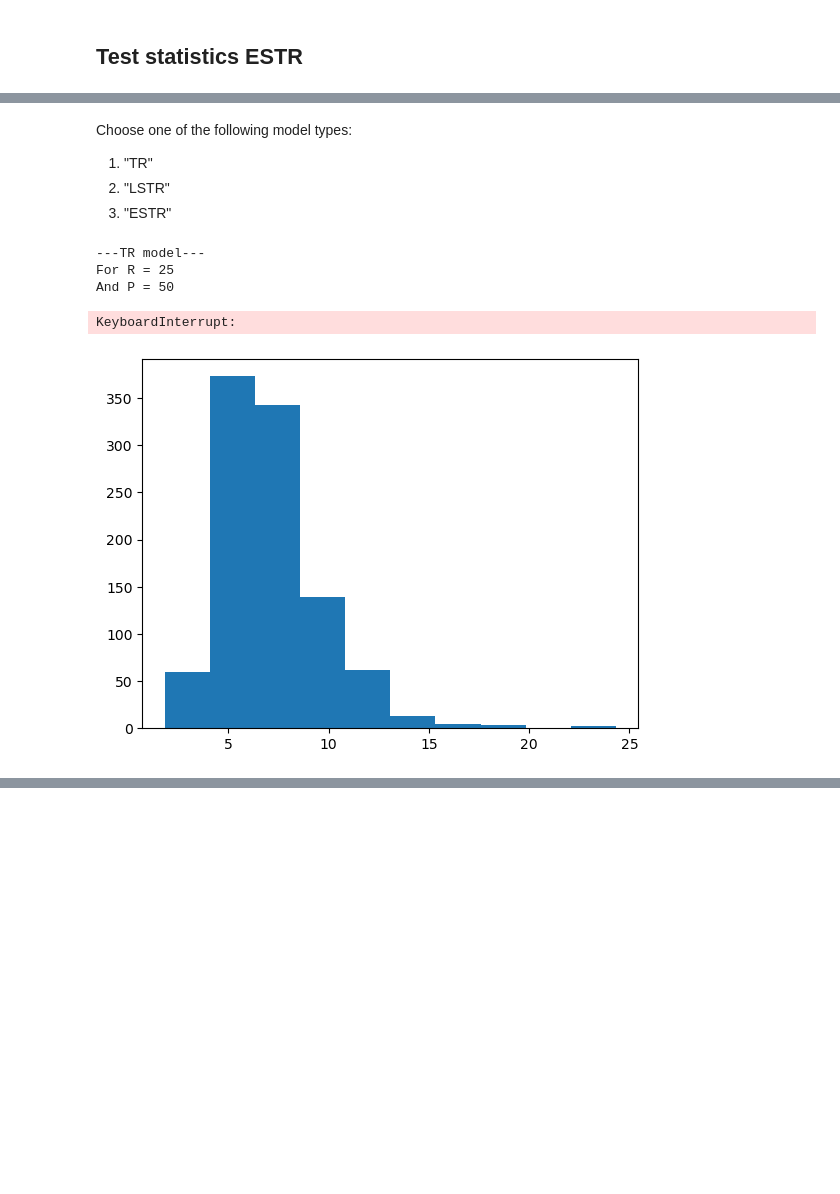
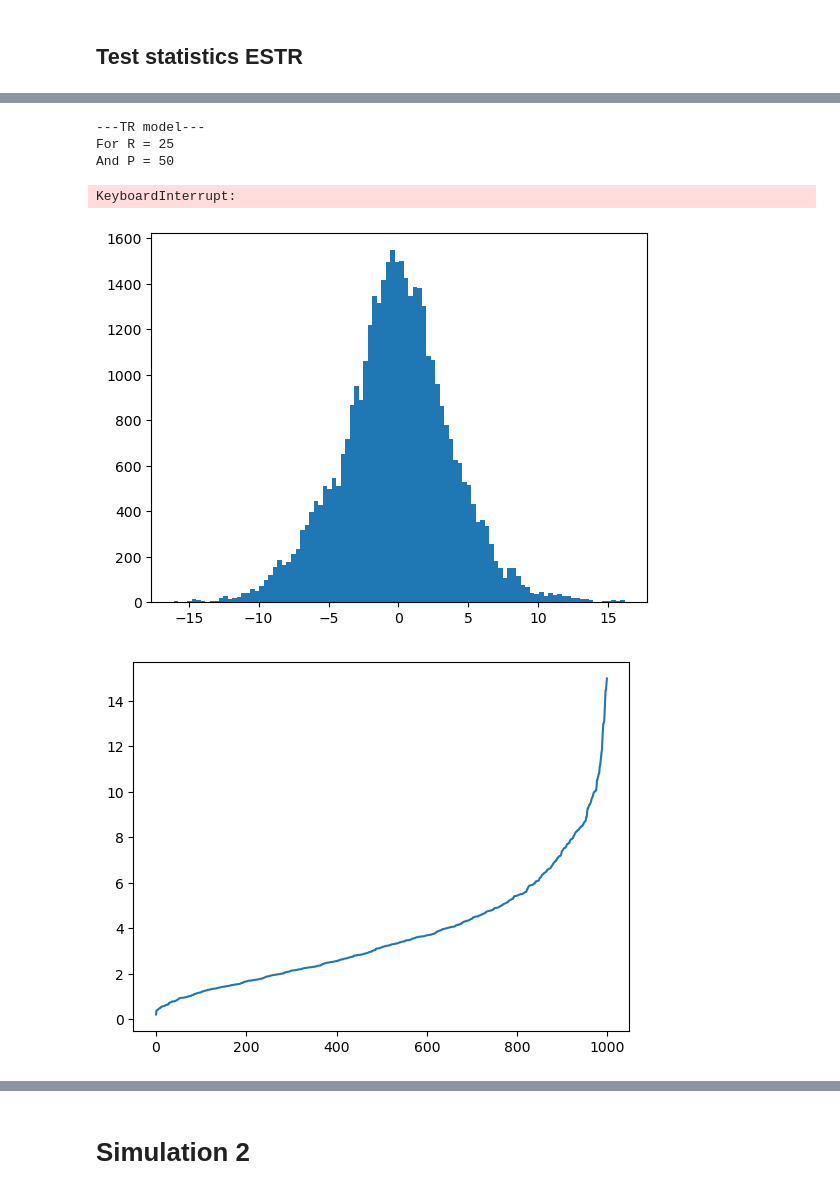
Before and after one commit to JochemvdBosch/Forecast_evaluation, a Jupyter notebook: Simulation_code.ipynb, the cells around one changed output, grey strips where cells are left out. Saved outputs shown, nothing was run; the diff lists cells and outputs as text; code cells hidden in the pictures; blank space fills up the shorter version.

```diff
--- a/Simulation_code.ipynb
+++ b/Simulation_code.ipynb
@@ -234,7 +368,2 @@ def cal_delta_L_2(delta_L_old,S_sel,c):
-# %% [markdown]
-Choose one of the following model types:
-1. "TR"
-2. "LSTR"
-3. "ESTR"
 # %%
 #simulation speed:
@@ -259,11 +414,3 @@ for R_MC in R_MC_array:
 For R = 25
 And P = 50
 KeyboardInterrupt:
-# %%
-arr = np.zeros(1000)
-for i in range(1000):
-    arr[i] = max(np.random.chisquare(2,20))
-plt.hist(arr)
-plt.show()
-# %% [output]
-[figure, removed]
@@ -269,0 +445,30 @@ plt.show()
+# %%
+#simulation speed:
+MC_iterations = 3
+grid_elements = 20
+iterations_CV = 1000
+signi_level = 0.05
+
+# Adjustable variables
+parallelization = False
+barlett_kernel = False
+
+model_type = "TR"
+
+# Values for P, R and T
+R_MC = 50
+P_MC = 50
+T_MC = R_MC + P_MC
+
+MonteCarlo_1_analyse(R_MC,P_MC,T_MC)
+
+barlett_kernel = True
+# # Values for P, R and T
+# R_MC = 50
+# P_MC = 200
+# T_MC = R_MC + P_MC
+
+MonteCarlo_1_analyse(R_MC,P_MC,T_MC)
+# %% [output]
+[figure, added]
+[figure, added]
@@ -269,0 +487,2 @@ plt.show()
+# %% [markdown]
+# Simulation 2
```
Also changed, not shown: parts of 16 cells of this notebook.
